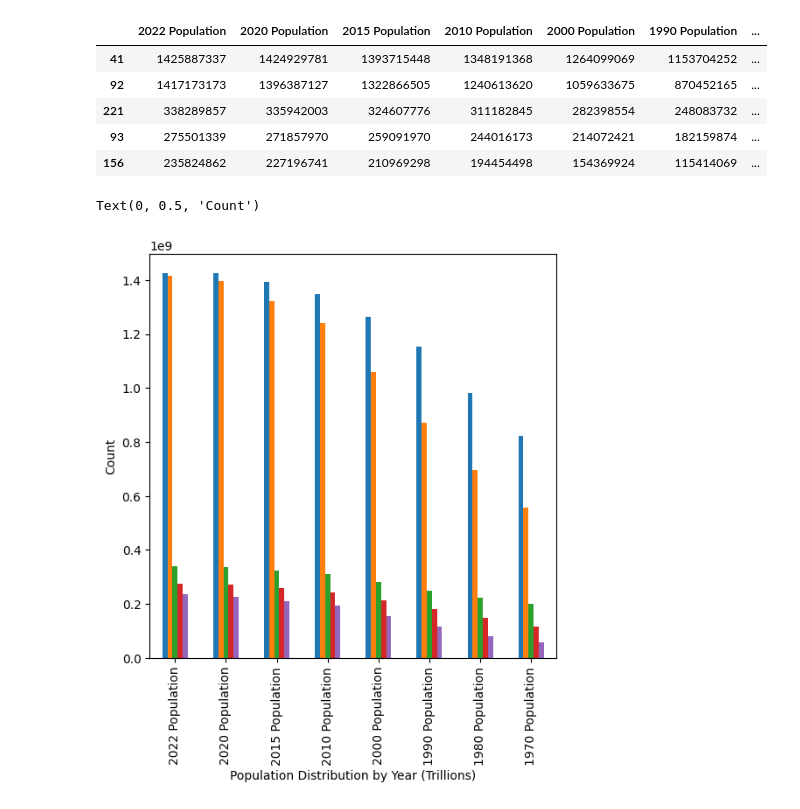
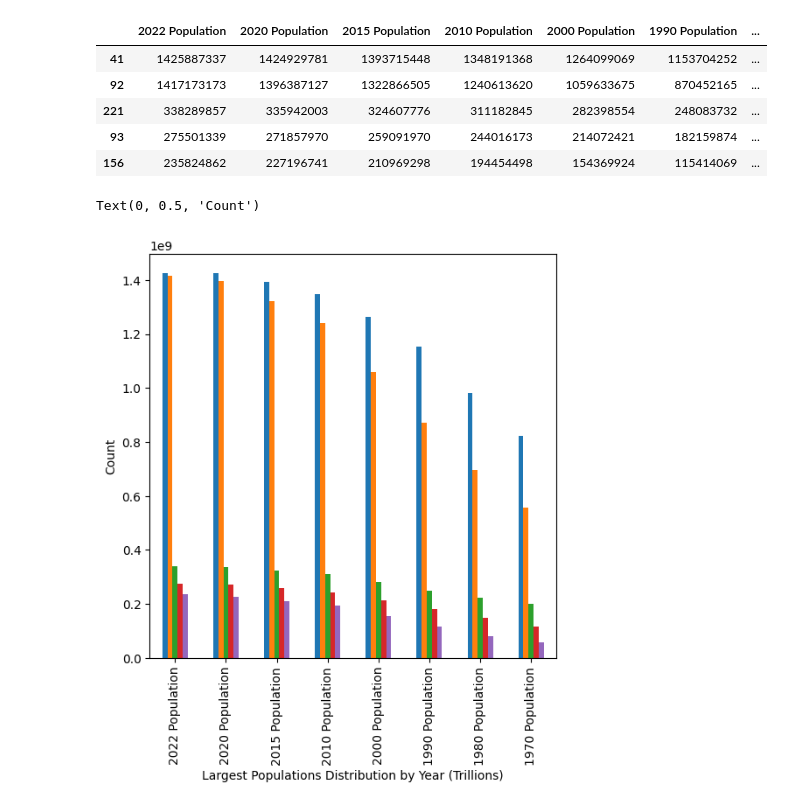
Before and after one commit to lucaspinheiro27/Python_statistics, a Jupyter notebook: Jupyter_notebooks/World_population.ipynb, the cells around one changed output. Saved outputs shown, nothing was run; the diff lists cells and outputs as text; code cells hidden in the pictures.

```diff
--- a/Jupyter_notebooks/World_population.ipynb
+++ b/Jupyter_notebooks/World_population.ipynb
@@ -200,8 +200,8 @@ top_5
 | 156 | 235824862 | 227196741 | 210969298 | 194454498 | 154369924 | 115414069 | ... |
 # %%
 ax = top_5.transpose().plot.bar(figsize=(6,6), legend=False)
-ax.set_xlabel('Population Distribution by Year (Trillions)')
+ax.set_xlabel('Largest Populations Distribution by Year (Trillions)')
 ax.set_ylabel('Count')
 # %% [output]
 Text(0, 0.5, 'Count')
-[figure, old version]
+[figure, new version]
```
